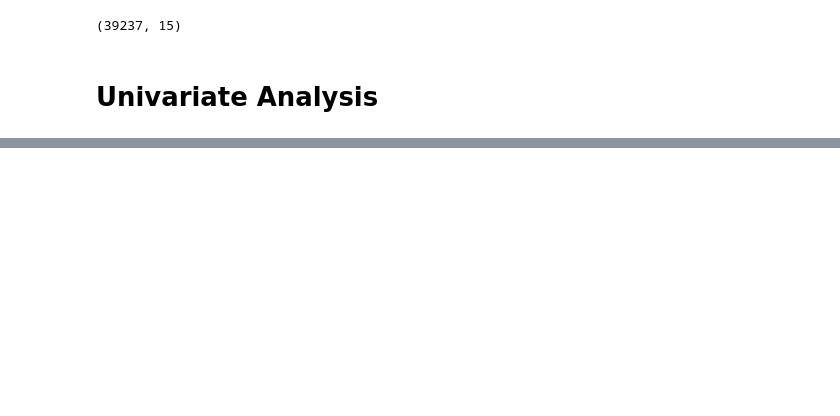
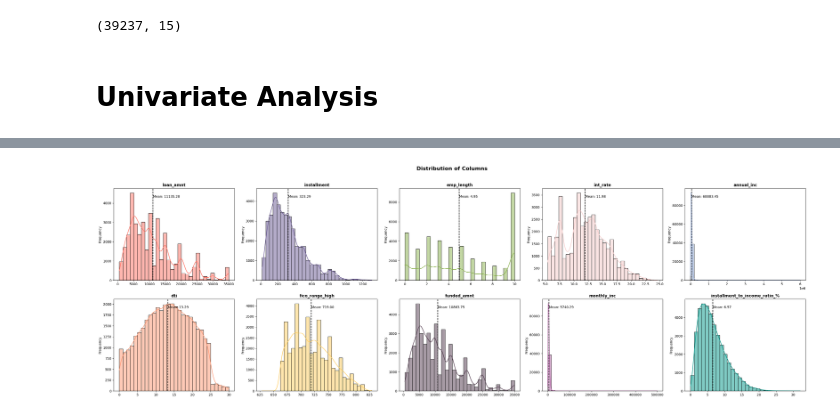
Before and after one commit to Memphis-rains/Loan-Default-System, a Jupyter notebook: eda.ipynb, the cells around one changed output, grey strips where cells are left out. Drawn from its saved outputs; the diff is of its cells as text; code cells hidden in the pictures; blank space fills up the shorter version.

```diff
--- a/eda.ipynb
+++ b/eda.ipynb
@@ -142,0 +174,6 @@ plt.show()
+# %%
+# Summary statistics
+num_cols = ["loan_amnt", "installment", "emp_length", "int_rate", "annual_inc",
+            "dti", "fico_range_high", "funded_amnt", "monthly_inc", "installment_to_income_ratio_%"]
+summary = df[num_cols].describe()
+print(summary)
@@ -142,0 +198,45 @@ plt.show()
+# %%
+import matplotlib.pyplot as plt
+import seaborn as sns
+import numpy as np
+
+# Define number of rows and columns for the grid
+rows, cols = 2, 5
+num_features = len(num_cols)
+
+# Set figure size
+fig, axes = plt.subplots(rows, cols, figsize=(30, 10))
+fig.suptitle("Distribution of Columns", fontsize=16, fontweight="bold")
+
+# Define colors
+colors = ["#ff6f61", "#6b5b95", "#88b04b", "#f7cac9", "#92a8d1",
+          "#ff9671", "#ffcc5c", "#50394c", "#b565a7", "#009688"]
+
+# Loop through each numerical column and plot
+for i, col in enumerate(num_cols):
+    row, col_idx = divmod(i, cols)  # Get row and column index
+
+    # Plot histogram
+    sns.histplot(df[col], kde=True, bins=30, color=colors[i], ax=axes[row, col_idx])
+
+    # Add mean line
+    mean_val = df[col].mean()
+    axes[row, col_idx].axvline(mean_val, color="black", linestyle="dashed", linewidth=1.5)
+    axes[row, col_idx].text(mean_val, axes[row, col_idx].get_ylim()[1] * 0.9,
+                            f"Mean: {mean_val:.2f}", color="black", fontsize=10)
+
+    # Titles and labels
+    axes[row, col_idx].set_title(f"{col}", fontsize=12, fontweight="bold")
+    axes[row, col_idx].set_xlabel("")
+    axes[row, col_idx].set_ylabel("Frequency")
+
+# Remove empty subplots if num_cols < 10
+for j in range(i + 1, rows * cols):
+    row, col_idx = divmod(j, cols)
+    fig.delaxes(axes[row, col_idx])
+
+# Adjust layout
+plt.tight_layout(rect=[0, 0, 1, 0.96])
+plt.show()
+# %% [output]
+[figure, added]
```
Also changed, not shown: parts of 10 cells of this notebook, 1 other file.
